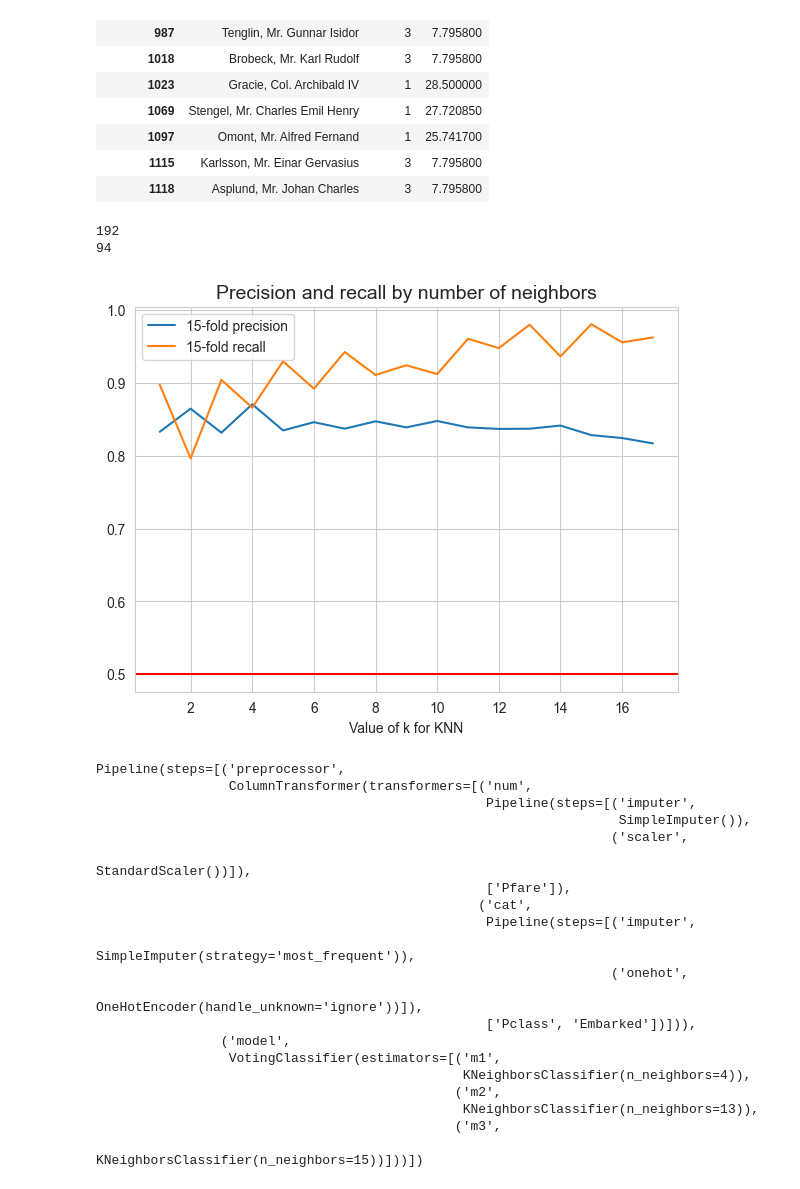
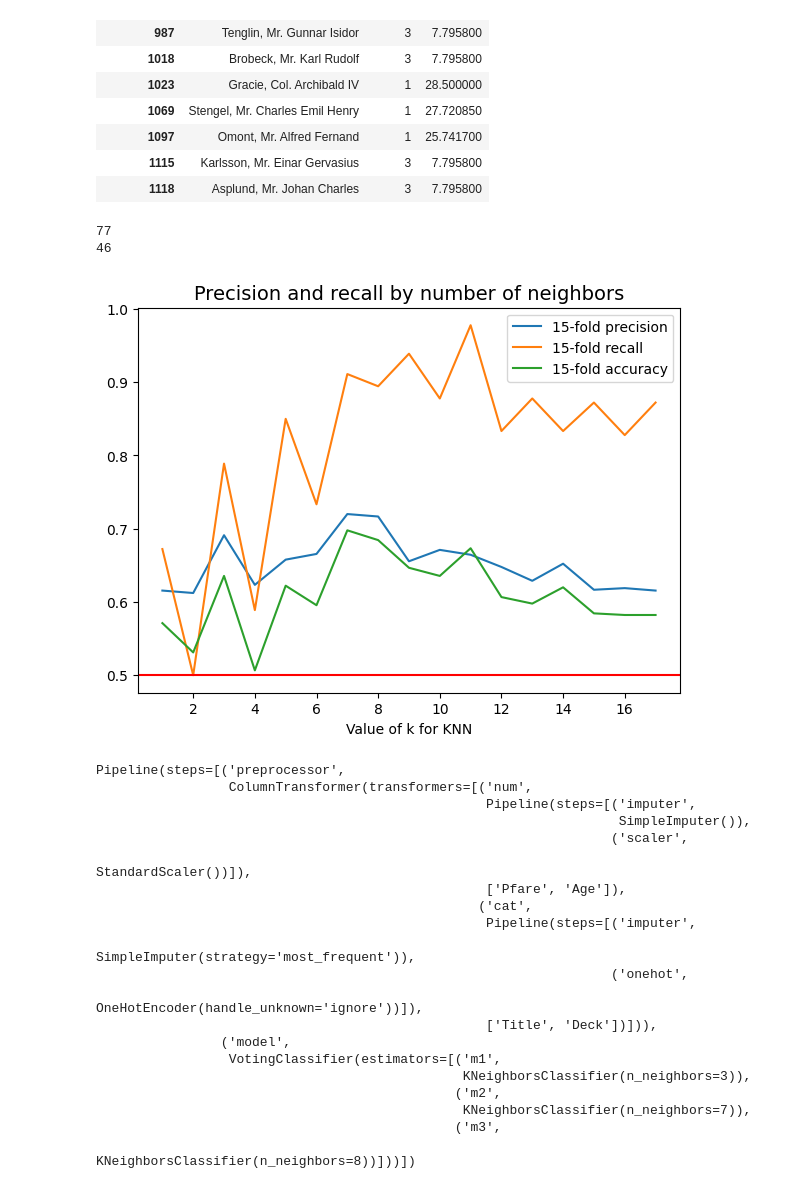
Before and after one commit to Kowalski1024/ml-playground, a Jupyter notebook: titanic.ipynb, the cells around one changed output. Drawn from its saved outputs; the diff is of its cells as text; code cells hidden in the pictures.

```diff
--- a/titanic.ipynb
+++ b/titanic.ipynb
@@ -21,7 +21,8 @@ df_test = pd.read_csv('data/titanic/test.csv').set_index('PassengerId')
 data = pd.concat([df_train, df_test], sort=False)
 # %%
 data['Surname'] = data.Name.str.split(', ', expand=True)[0]
-data['GroupId'] = data.groupby(['Surname', 'Pclass', 'Fare', 'Embarked']).ngroup()
+data['TicketId'] = data['Ticket'].apply(lambda x: str(x[:-1]))
+data['GroupId'] = data.groupby(['Surname', 'Pclass', 'Fare', 'Embarked', 'TicketId']).ngroup()
 # %%
 def deck_feature(df):
     df['Deck'] = df.Cabin.apply(lambda s: s[0] if pd.notnull(s) else 'M')
@@ -315,11 +316,11 @@ submit = pd.DataFrame({'PassengerId': data.loc[892:1309].index, 'Survived': data
 submit.to_csv('gender_model2.csv', index=False)
 # %%
 # female
-female_mask = (data['Sex'] == 'female') & (data['GroupId'] == -1)
+female_mask = (data['Sex'] == 'female') & (data['GroupId'] == -1) & (data['Pclass'] == 3)
 train_female = data[0:891].loc[female_mask]
 test_female = data[891:1309].loc[female_mask]
 print(len(train_female))
 print(len(test_female))
 # %% [output]
-192
-94
+77
+46
@@ -326,34 +329,56 @@ print(len(test_female))
 # %%
+features = ['Pfare', 'Age', 'Title', 'Deck']
+numerical_cols = ['Pfare', 'Age']
+categorical_cols = ['Title', 'Deck']
+
 X_m = train_female[features]
 y_m = train_female['Survived']
 
+numerical_transformer = Pipeline(steps=[
+    ('imputer', SimpleImputer()),
+    ('scaler', StandardScaler())
+])
+
+categorical_transformer = Pipeline(steps=[
+    ('imputer', SimpleImputer(strategy='most_frequent')),
+    ('onehot', OneHotEncoder(handle_unknown='ignore'))
+])
+
+preprocessor = ColumnTransformer(transformers=[
+    ('num', numerical_transformer, numerical_cols),
+    ('cat', categorical_transformer, categorical_cols)
+])
+
 precision_m = []
 recall_m = []
+error = []
 
 for k in range(1,18):
     pipeline1 = Pipeline(steps=[
         ('preprocessor', preprocessor),
         ('model', KNeighborsClassifier(n_neighbors=k))
     ])
     precision_m.append(cross_val_score(pipeline1, X_m, y_m, cv=15, n_jobs=-1, scoring='precision').mean())
     recall_m.append(cross_val_score(pipeline1, X_m, y_m, cv=15, n_jobs=-1, scoring='recall').mean())
+    error.append(cross_val_score(pipeline1, X_m, y_m, cv=15, n_jobs=-1, scoring='accuracy').mean())
 
 k_range = range(1,18)
 plt.figure(figsize=(7,5))
 plt.plot(k_range, precision_m, label='15-fold precision')
 plt.plot(k_range, recall_m, label='15-fold recall')
+plt.plot(k_range, error, label='15-fold accuracy')
 plt.axhline(y=0.5, color='r')
 plt.xlabel('Value of k for KNN')
 plt.title('Precision and recall by number of neighbors', fontsize=14)
 plt.legend()
 plt.show()
 # %% [output]
-[figure, old version]
+[figure, new version]
 # %%
-from xgboost import XGBClassifier
-m1 = KNeighborsClassifier(n_neighbors=8)
-m2 = KNeighborsClassifier(n_neighbors=9)
-m3 = KNeighborsClassifier(n_neighbors=13)
+from sklearn.ensemble import RandomForestClassifier
+m1 = KNeighborsClassifier(n_neighbors=3)
+m2 = KNeighborsClassifier(n_neighbors=7)
+m3 = KNeighborsClassifier(n_neighbors=8)
 
 female_pipeline = Pipeline(steps=[
     ('preprocessor', preprocessor),
@@ -368,20 +393,20 @@ Pipeline(steps=[('preprocessor',
                                                                    SimpleImputer()),
                                                                   ('scaler',
                                                                    StandardScaler())]),
-                                                  ['Pfare']),
+                                                  ['Pfare', 'Age']),
                                                  ('cat',
                                                   Pipeline(steps=[('imputer',
                                                                    SimpleImputer(strategy='most_frequent')),
                                                                   ('onehot',
                                                                    OneHotEncoder(handle_unknown='ignore'))]),
-                                                  ['Pclass', 'Embarked'])])),
+                                                  ['Title', 'Deck'])])),
                 ('model',
                  VotingClassifier(estimators=[('m1',
-                                               KNeighborsClassifier(n_neighbors=4)),
+                                               KNeighborsClassifier(n_neighbors=3)),
                                               ('m2',
-                                               KNeighborsClassifier(n_neighbors=13)),
+                                               KNeighborsClassifier(n_neighbors=7)),
                                               ('m3',
-                                               KNeighborsClassifier(n_neighbors=15))]))])
+                                               KNeighborsClassifier(n_neighbors=8))]))])
 # %%
 X_test_m = test_female[features]
 predictions = female_pipeline.predict(X_test_m)
```
Also changed, not shown: parts of 6 cells of this notebook.
